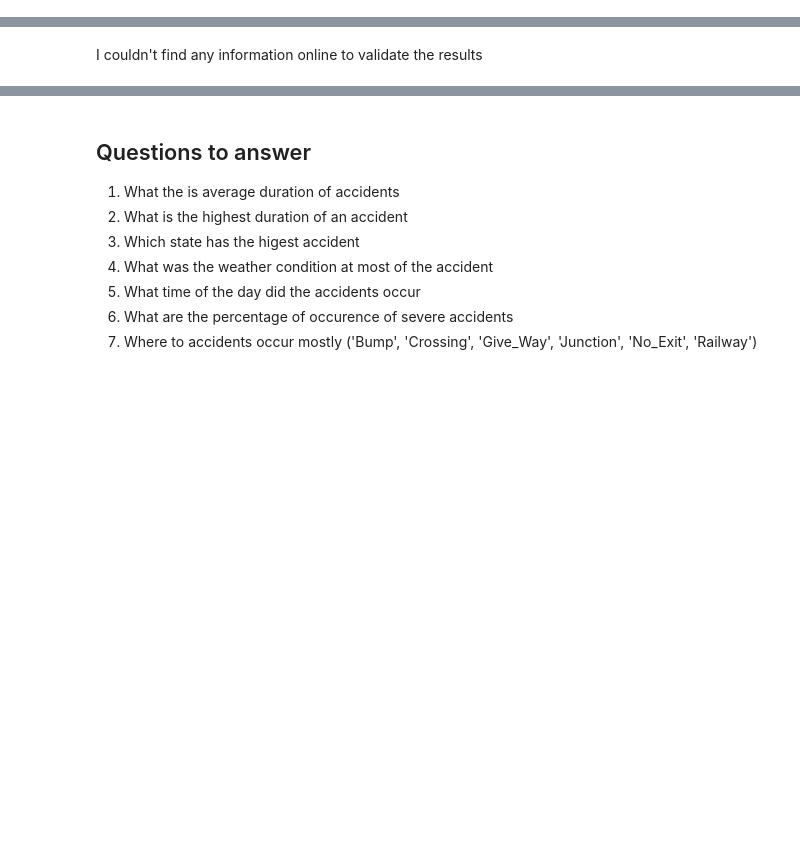
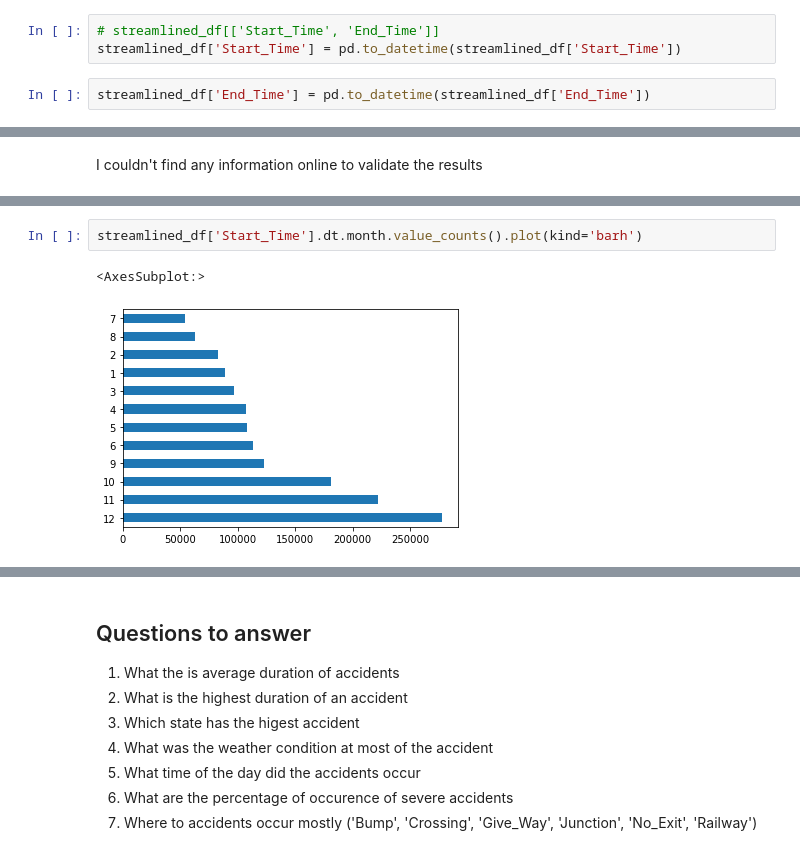
Before and after one commit to Walz194/us_accidents, a Jupyter notebook: us-accidents.ipynb, the cells around one changed output, grey strips where cells are left out. Saved outputs shown, nothing was run; the diff lists cells and outputs as text; blank space fills up the shorter version.

```diff
--- a/us-accidents.ipynb
+++ b/us-accidents.ipynb
@@ -177,3 +303,8 @@ From the result above, Los Angeles, Miami, Charlotte, Houston and Dallas has the
+# %%
+# streamlined_df[['Start_Time', 'End_Time']]
+streamlined_df['Start_Time'] = pd.to_datetime(streamlined_df['Start_Time'])
+# %%
+streamlined_df['End_Time'] = pd.to_datetime(streamlined_df['End_Time'])
 # %% [markdown]
 ## Question
 1. We could see if population has an impact on the number of accidents
@@ -318,0 +475,5 @@ I couldn't find any information online to validate the results
+# %%
+streamlined_df['Start_Time'].dt.month.value_counts().plot(kind='barh')
+# %% [output]
+<AxesSubplot:>
+[figure, added]
```
Also changed, not shown: parts of 29 cells of this notebook.
